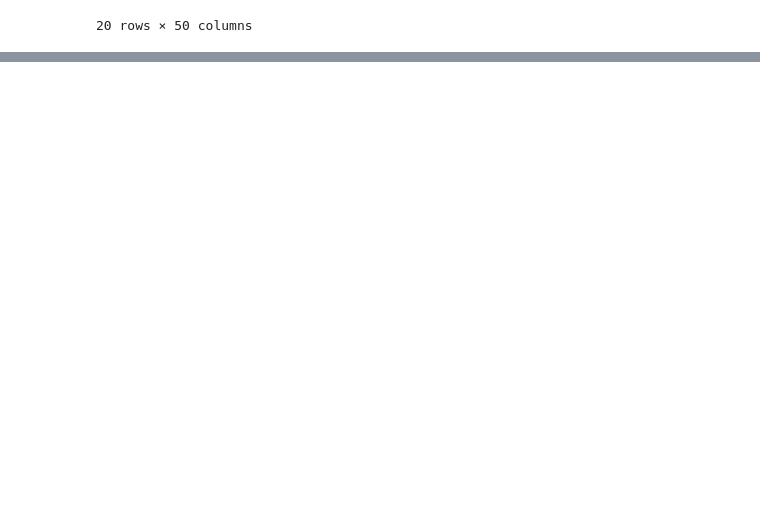
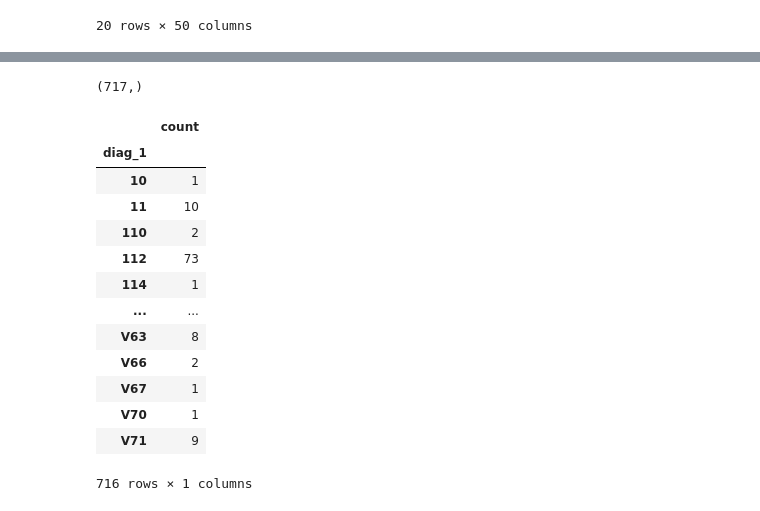
Before and after one commit to zhouchun0105/Citadel-Datathon-2022, a Jupyter notebook: Chun_data_cleaning.ipynb, the cells around one changed output, grey strips where cells are left out. Saved outputs shown, nothing was run; the diff lists cells and outputs as text; code cells hidden in the pictures; blank space fills up the shorter version.

```diff
--- a/Chun_data_cleaning.ipynb
+++ b/Chun_data_cleaning.ipynb
@@ -75,0 +119,21 @@ df.head(20)
+# %%
+df.diag_1.unique().shape
+# %% [output]
+(717,)
+# %%
+diag_1_df
+# %% [output]
+|  | count |
+| diag_1 |  |
+| 10 | 1 |
+| 11 | 10 |
+| 110 | 2 |
+| 112 | 73 |
+| 114 | 1 |
+| ... | ... |
+| V63 | 8 |
+| V66 | 2 |
+| V67 | 1 |
+| V70 | 1 |
+| V71 | 9 |
+716 rows × 1 columns
```
Also changed, not shown: parts of 7 cells of this notebook.
